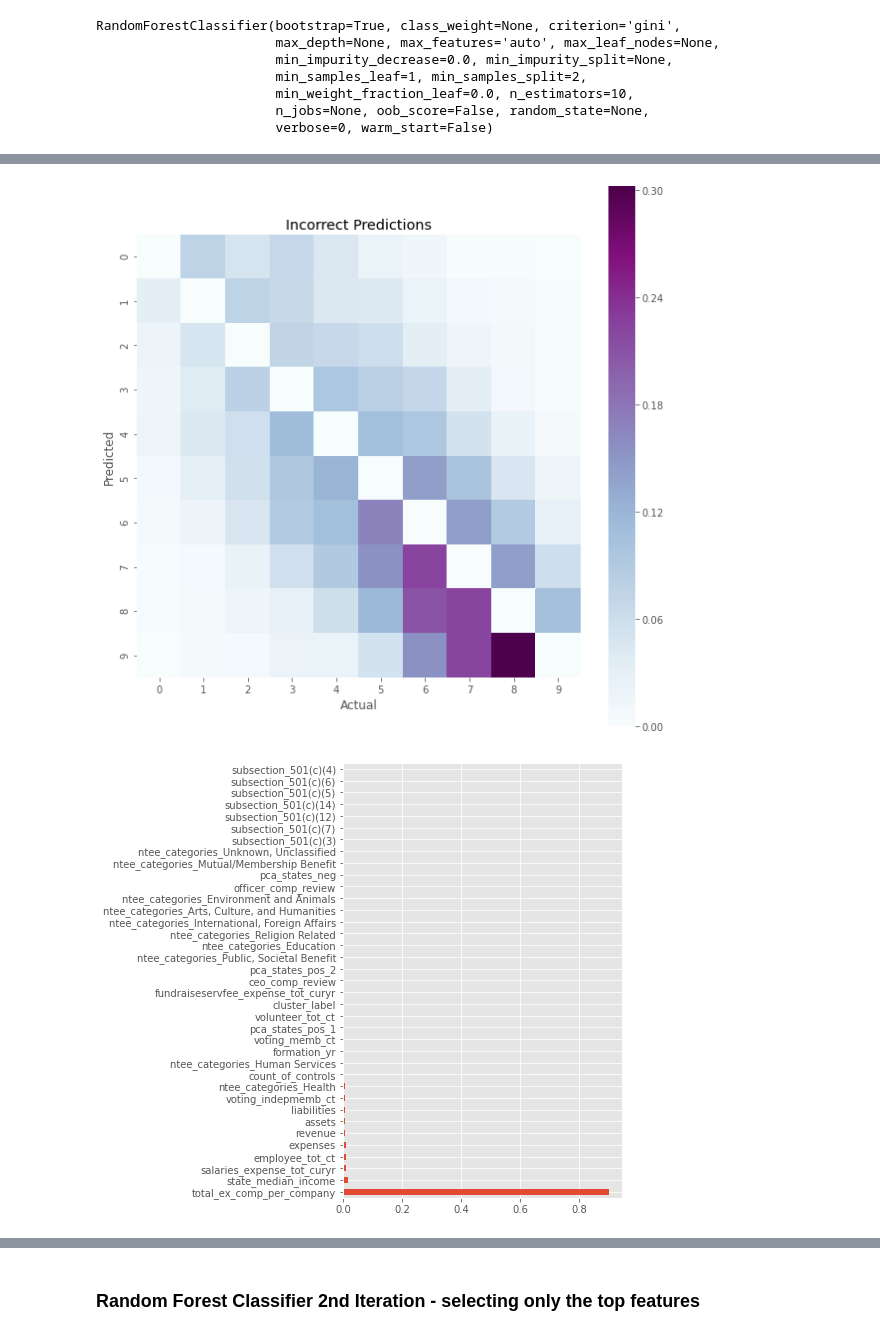
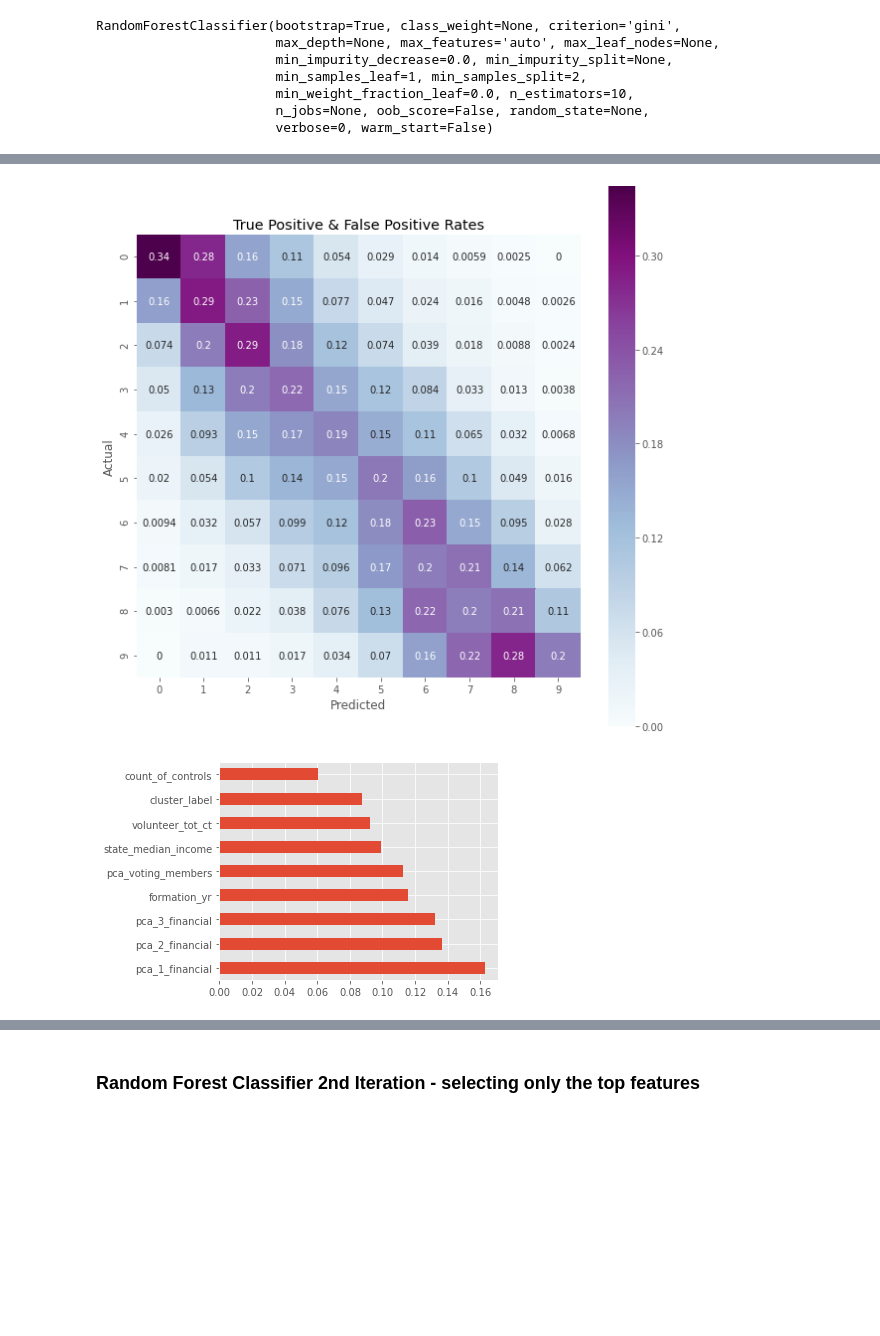
Before and after one commit to mrkjhsn/Not_for_Profit_Compensation_Modeling, a Jupyter notebook: 08.modeling_rfc.ipynb, the cells around one changed output, grey strips where cells are left out. Drawn from its saved outputs; the diff is of its cells as text; code cells hidden in the pictures; blank space fills up the shorter version.

```diff
--- a/08.modeling_rfc.ipynb
+++ b/08.modeling_rfc.ipynb
@@ -50,3 +61,7 @@ True
 <a id='random_forest'></a>
 # %%
 X_train, X_test, y_train, y_test = train_test_split(X, y, test_size = 0.2)
+# %%
+rfc = ensemble.RandomForestClassifier()
+
+cross_val_score(rfc, X, y, cv=5)
@@ -52,0 +70,2 @@ X_train, X_test, y_train, y_test = train_test_split(X, y, test_size = 0.2)
+# %%
+rfc.fit(X_train, y_train)
@@ -52,0 +128,3 @@ X_train, X_test, y_train, y_test = train_test_split(X, y, test_size = 0.2)
+# %%
+f_importances = pd.Series(rfc.feature_importances_,
+          X_train.columns).sort_values(ascending=False)
@@ -53,3 +144,6 @@ X_train, X_test, y_train, y_test = train_test_split(X, y, test_size = 0.2)
+# %%
+X_train, X_test, y_train, y_test = train_test_split(X[f_importances[f_importances > .04].index]
+                                                    , y, test_size = 0.2)
 # %%
 rfc = ensemble.RandomForestClassifier()
 
@@ -105,21 +191,21 @@ plt.title('Correct Predictions');
 # %%
-# compare features using a heatmap
+# compare correct and incorrect predictions
 plt.figure(figsize=(10, 10))
-np.fill_diagonal(norm_conf_matrix, 0)
+# np.fill_diagonal(norm_conf_matrix, 0)
 
 ax = sns.heatmap(norm_conf_matrix,
-                 square=True, annot=False,
+                 square=True, annot=True,
                  cmap='BuPu')
 
-plt.ylabel('Predicted')
-plt.xlabel('Actual');
-plt.title('Incorrect Predictions');
+plt.ylabel('Actual')
+plt.xlabel('Predicted')
+plt.title('True Positive & False Positive Rates');
 # %% [output]
-[figure, old version]
+[figure, new version]
 # %%
 f_importances = pd.Series(rfc.feature_importances_,
           X_train.columns).sort_values(ascending=False)
 # %%
-f_importances.plot(kind='barh', figsize=(5, 8));
+f_importances.plot(kind='barh', figsize=(5, 4));
 # %% [output]
-[figure, old version]
+[figure, new version]
```
Also changed, not shown: parts of 84 cells of this notebook.
